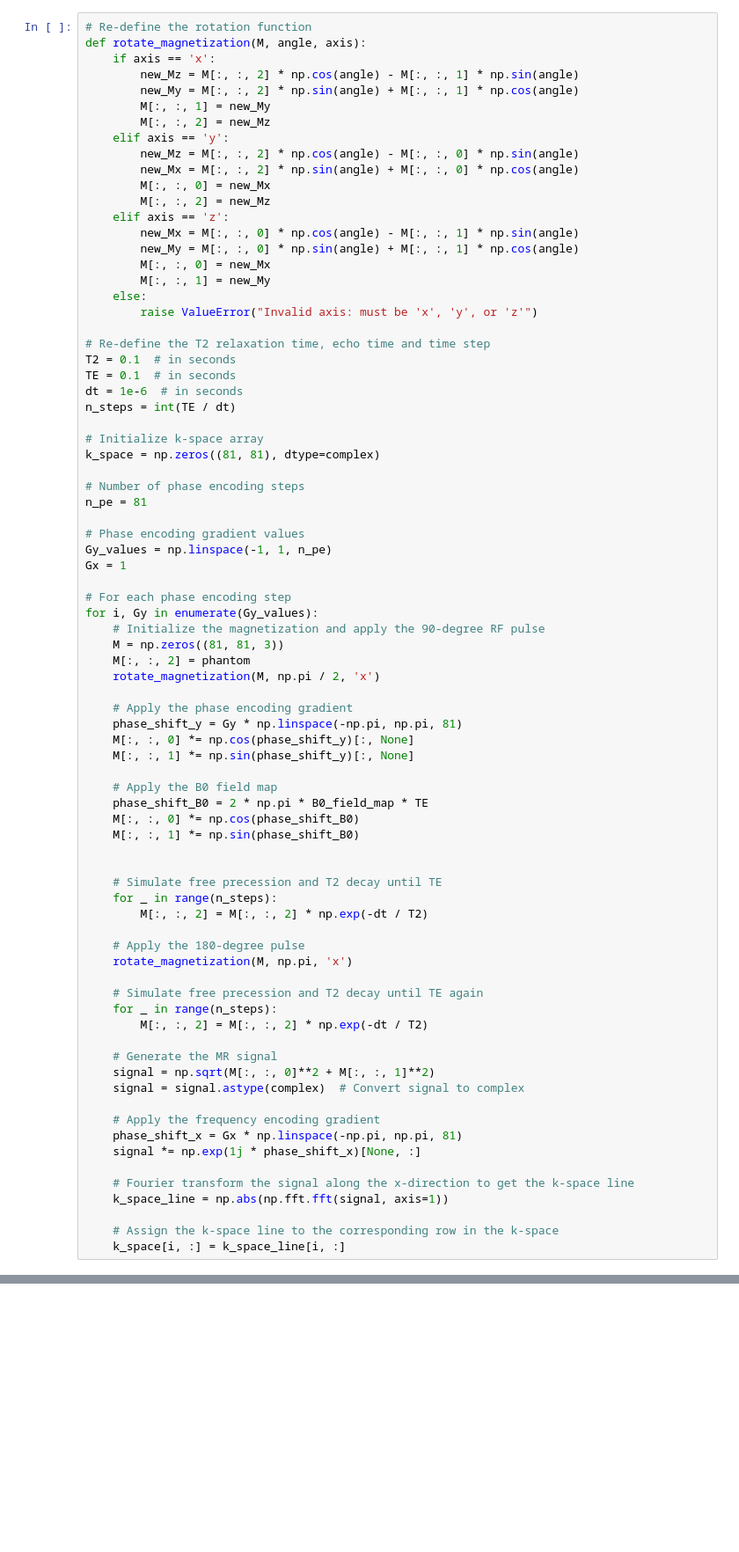
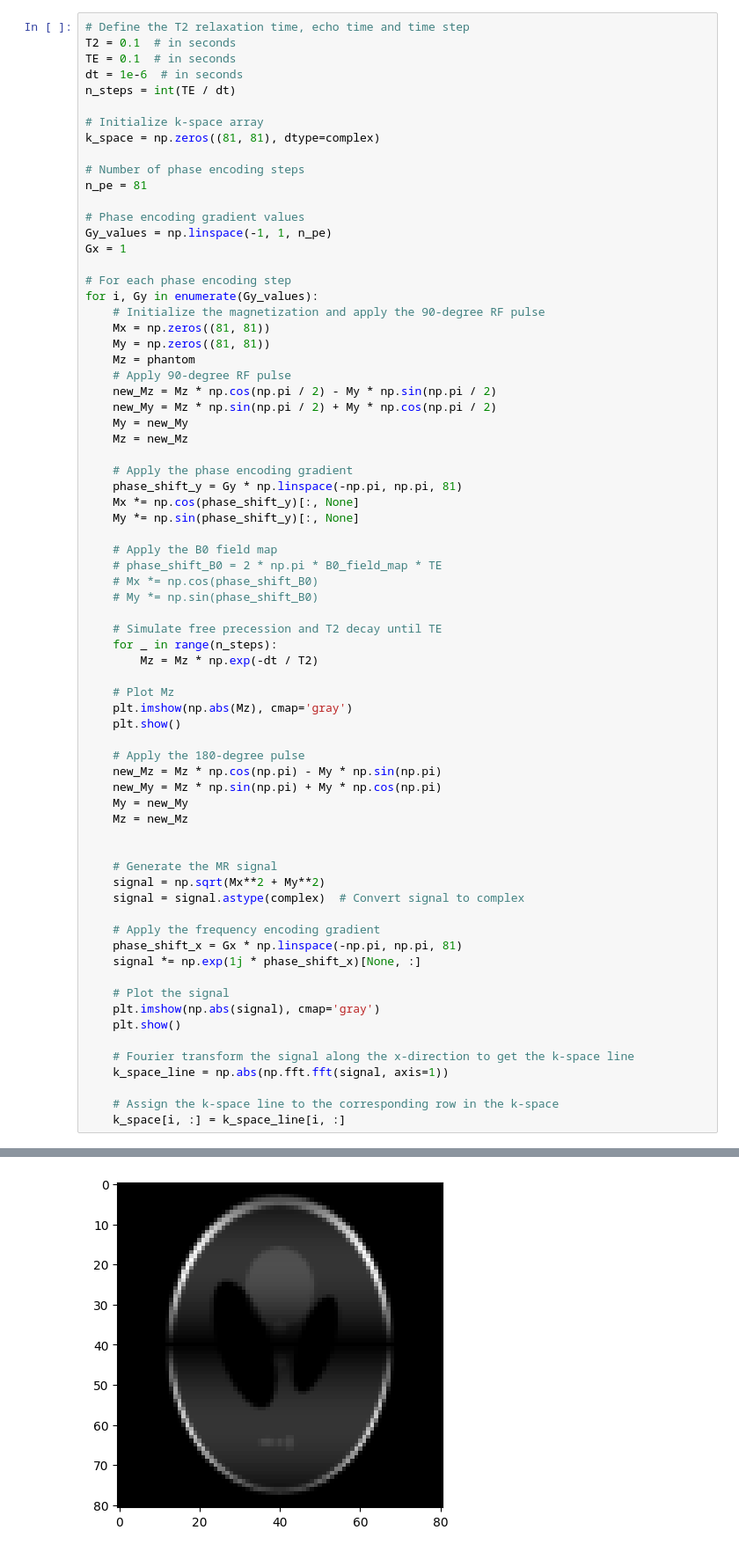
Before and after one commit to MaxStrey/Martinos_MR, a Jupyter notebook: Martinos_project/phantom_generation/phantom_5.ipynb, the cells around one changed output, grey strips where cells are left out. Shown at 88% size. Drawn from its saved outputs; the diff is of its cells as text; blank space fills up the shorter version.

```diff
--- a/Martinos_project/phantom_generation/phantom_5.ipynb
+++ b/Martinos_project/phantom_generation/phantom_5.ipynb
@@ -32,27 +32,7 @@ plt.show()
 [figure]
 [figure]
 # %%
-# Re-define the rotation function
-def rotate_magnetization(M, angle, axis):
-    if axis == 'x':
-        new_Mz = M[:, :, 2] * np.cos(angle) - M[:, :, 1] * np.sin(angle)
-        new_My = M[:, :, 2] * np.sin(angle) + M[:, :, 1] * np.cos(angle)
-        M[:, :, 1] = new_My
-        M[:, :, 2] = new_Mz
-    elif axis == 'y':
-        new_Mz = M[:, :, 2] * np.cos(angle) - M[:, :, 0] * np.sin(angle)
-        new_Mx = M[:, :, 2] * np.sin(angle) + M[:, :, 0] * np.cos(angle)
-        M[:, :, 0] = new_Mx
-        M[:, :, 2] = new_Mz
-    elif axis == 'z':
-        new_Mx = M[:, :, 0] * np.cos(angle) - M[:, :, 1] * np.sin(angle)
-        new_My = M[:, :, 0] * np.sin(angle) + M[:, :, 1] * np.cos(angle)
-        M[:, :, 0] = new_Mx
-        M[:, :, 1] = new_My
-    else:
-        raise ValueError("Invalid axis: must be 'x', 'y', or 'z'")
-
-# Re-define the T2 relaxation time, echo time and time step
+# Define the T2 relaxation time, echo time and time step
 T2 = 0.1  # in seconds
 TE = 0.1  # in seconds
 dt = 1e-6  # in seconds
@@ -71,42 +51,55 @@ Gx = 1
 # For each phase encoding step
 for i, Gy in enumerate(Gy_values):
     # Initialize the magnetization and apply the 90-degree RF pulse
-    M = np.zeros((81, 81, 3))
-    M[:, :, 2] = phantom
-    rotate_magnetization(M, np.pi / 2, 'x')
+    Mx = np.zeros((81, 81))
+    My = np.zeros((81, 81))
+    Mz = phantom
+    # Apply 90-degree RF pulse
+    new_Mz = Mz * np.cos(np.pi / 2) - My * np.sin(np.pi / 2)
+    new_My = Mz * np.sin(np.pi / 2) + My * np.cos(np.pi / 2)
+    My = new_My
+    Mz = new_Mz
 
     # Apply the phase encoding gradient
     phase_shift_y = Gy * np.linspace(-np.pi, np.pi, 81)
-    M[:, :, 0] *= np.cos(phase_shift_y)[:, None]
-    M[:, :, 1] *= np.sin(phase_shift_y)[:, None]
+    Mx *= np.cos(phase_shift_y)[:, None]
+    My *= np.sin(phase_shift_y)[:, None]
 
     # Apply the B0 field map
-    phase_shift_B0 = 2 * np.pi * B0_field_map * TE
-    M[:, :, 0] *= np.cos(phase_shift_B0)
-    M[:, :, 1] *= np.sin(phase_shift_B0)
-
+    # phase_shift_B0 = 2 * np.pi * B0_field_map * TE
+    # Mx *= np.cos(phase_shift_B0)
+    # My *= np.sin(phase_shift_B0)
 
     # Simulate free precession and T2 decay until TE
     for _ in range(n_steps):
-        M[:, :, 2] = M[:, :, 2] * np.exp(-dt / T2)
+        Mz = Mz * np.exp(-dt / T2)
+
+    # Plot Mz
+    plt.imshow(np.abs(Mz), cmap='gray')
+    plt.show()
 
     # Apply the 180-degree pulse
-    rotate_magnetization(M, np.pi, 'x')
+    new_Mz = Mz * np.cos(np.pi) - My * np.sin(np.pi)
+    new_My = Mz * np.sin(np.pi) + My * np.cos(np.pi)
+    My = new_My
+    Mz = new_Mz
 
-    # Simulate free precession and T2 decay until TE again
-    for _ in range(n_steps):
-        M[:, :, 2] = M[:, :, 2] * np.exp(-dt / T2)
 
     # Generate the MR signal
-    signal = np.sqrt(M[:, :, 0]**2 + M[:, :, 1]**2)
+    signal = np.sqrt(Mx**2 + My**2)
     signal = signal.astype(complex)  # Convert signal to complex
 
     # Apply the frequency encoding gradient
     phase_shift_x = Gx * np.linspace(-np.pi, np.pi, 81)
     signal *= np.exp(1j * phase_shift_x)[None, :]
 
+    # Plot the signal
+    plt.imshow(np.abs(signal), cmap='gray')
+    plt.show()
+
     # Fourier transform the signal along the x-direction to get the k-space line
     k_space_line = np.abs(np.fft.fft(signal, axis=1))
 
     # Assign the k-space line to the corresponding row in the k-space
     k_space[i, :] = k_space_line[i, :]
+# %% [output]
@@ -112,0 +107 @@ for i, Gy in enumerate(Gy_values):
+[figure, added]
```
Also changed, not shown: parts of 3 cells of this notebook, 1 other file.
